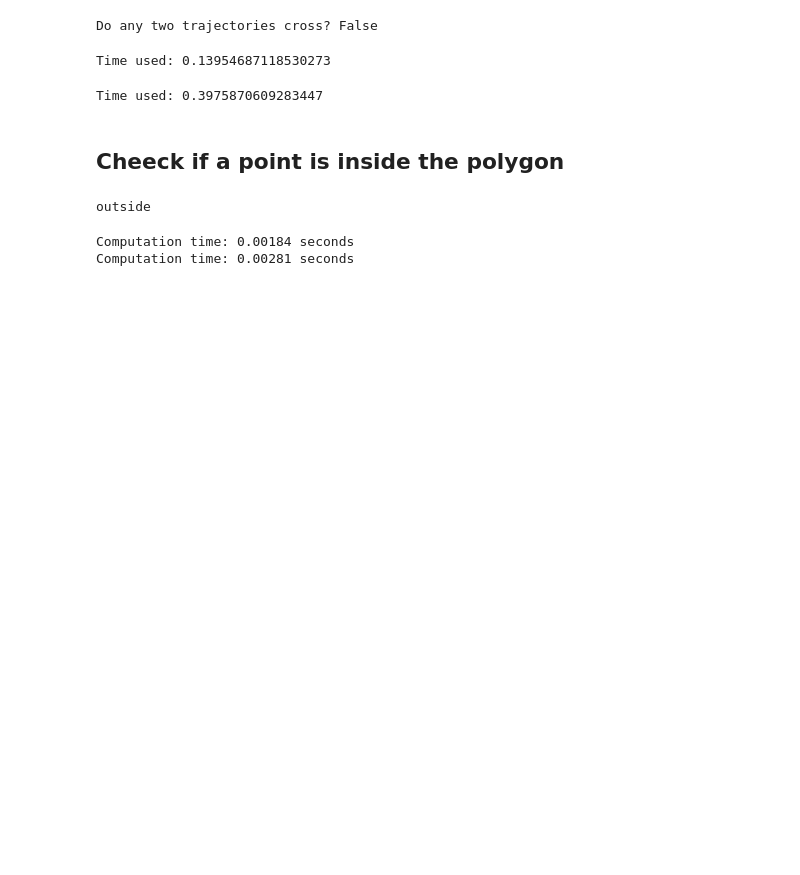
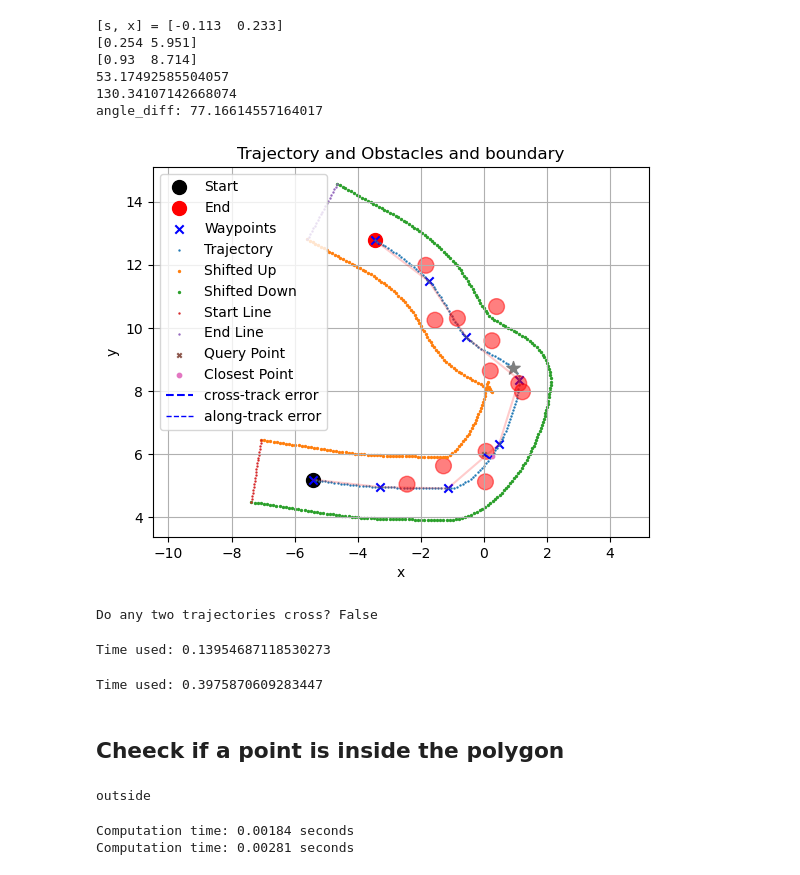
Before and after one commit to SpartanTan/RL-everything, a Jupyter notebook: torh_tutorial/generate_path.ipynb, the cells around one changed output. Saved outputs shown, nothing was run; the diff lists cells and outputs as text; code cells hidden in the pictures; blank space fills up the shorter version.

Commit message:
integrate error vector

```diff
--- a/torh_tutorial/generate_path.ipynb
+++ b/torh_tutorial/generate_path.ipynb
@@ -385,3 +471,27 @@ Time used: 0.09555864334106445
+# %%
+eta, index_of_the_closest_point = testPath.calculate_error_vector(np.array([0, 6]))
+testPath.render(if_yaw_angle=False)
+
+print(f"[s, x] = {eta}")
+print(testPath.closest_point_to_trajectory)
+target_point = testPath.even_trajectory[index_of_the_closest_point+30]
+print(target_point)
+plt.scatter(target_point[0],target_point[1], s=100, marker='*', label='Target Point')
+
+closes_point_yaw = testPath.yaw_angles[index_of_the_closest_point]
+print(np.rad2deg(closes_point_yaw))
+target_point_yaw = testPath.yaw_angles[index_of_the_closest_point+30]
+print(np.rad2deg(target_point_yaw))
+angle_diff = target_point_yaw - closes_point_yaw
+print(f"angle_diff: {np.rad2deg(angle_diff)}")
+# %% [output]
+[s, x] = [-0.113  0.233]
+[0.254 5.951]
+[0.93  8.714]
+53.17492585504057
+130.34107142668074
+angle_diff: 77.16614557164017
+[figure, added]
 # %%
 from shapely.geometry import Polygon, Point, LineString
 new_trajectory_1 = testPath.even_trajectory
```
Also changed, not shown: parts of 2 cells of this notebook, 1 other file.
